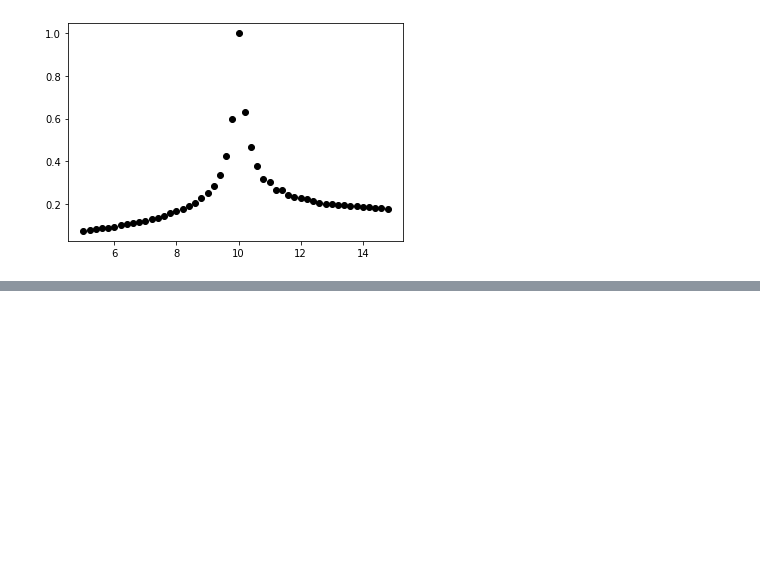
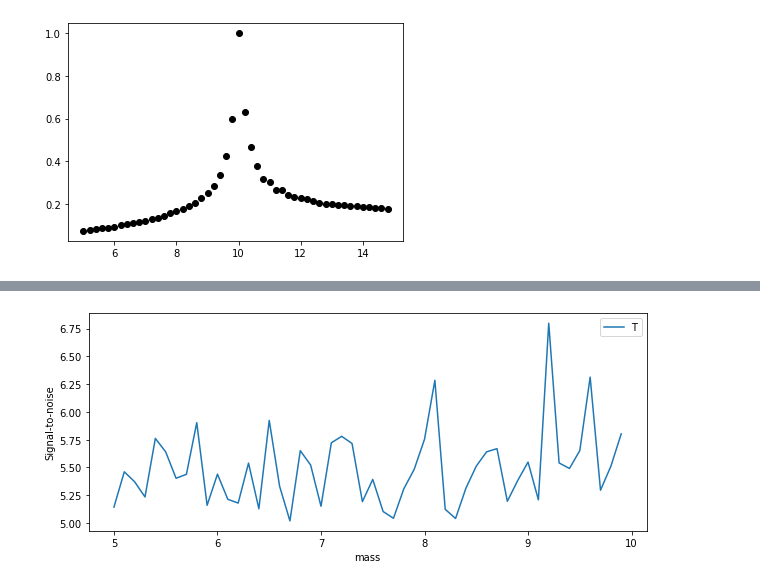
Before and after one commit to margheritawar/PRA3024, a Jupyter notebook: LoadDataFilesGWDA.ipynb, the cells around one changed output, grey strips where cells are left out. Cells and saved outputs as stored; diff of their text form; code cells hidden in the pictures; blank space fills up the shorter version.

```diff
--- a/LoadDataFilesGWDA.ipynb
+++ b/LoadDataFilesGWDA.ipynb
@@ -297,0 +349,34 @@ pylab.plot(masses,ms,'o',color='black');
+# %%
+#creating gw waveform
+
+mass1 = np.arange(5, 10,0.1 ) #mass range bewteen 5 to 10 Solar mass
+mass2 = mass1
+
+# Variables to store when we've found the max
+hmax, smax, tmax, mmax, nsnr = None, {}, {}, 0, 0
+snrs = []
+
+for m in mass1:
+    #Generate a waveform with a given component mass; assumed equal mass, nonspinning
+    hp, hc = get_fd_waveform(approximant="TaylorF2",
+                             mass1=m, mass2=m,
+                             f_lower=20, delta_f=stilde.delta_f)
+    hp.resize(len(stilde))
+
+    # Matched filter the data and find the peak
+    max_snr, max_time = {}, {}
+
+    snr = matched_filter(hp, stilde, psd=psds, low_frequency_cutoff=20.0)
+    snr_H1 = snr.crop(4 + 4, 4)
+
+
+    snrs.append(max(abs(snr_H1)))
+# %%
+pylab.figure(figsize=[10, 4])
+pylab.plot(mass1, snrs)
+pylab.legend('True')
+pylab.ylabel('Signal-to-noise')
+pylab.xlabel('mass')
+pylab.show()
+# %% [output]
+[figure, added]
```
Also changed, not shown: parts of 18 cells of this notebook.
